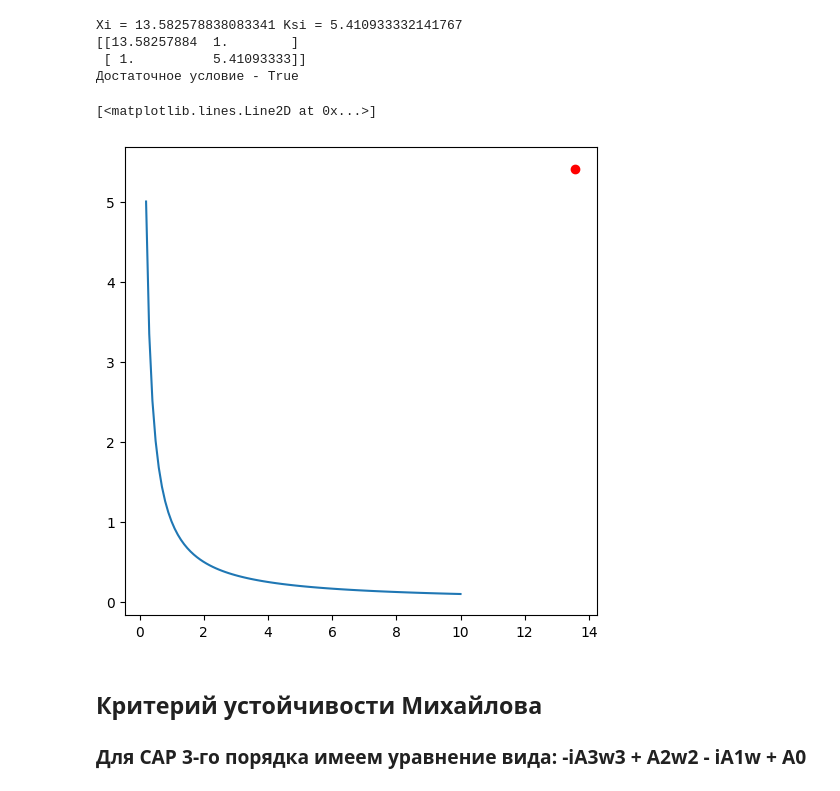
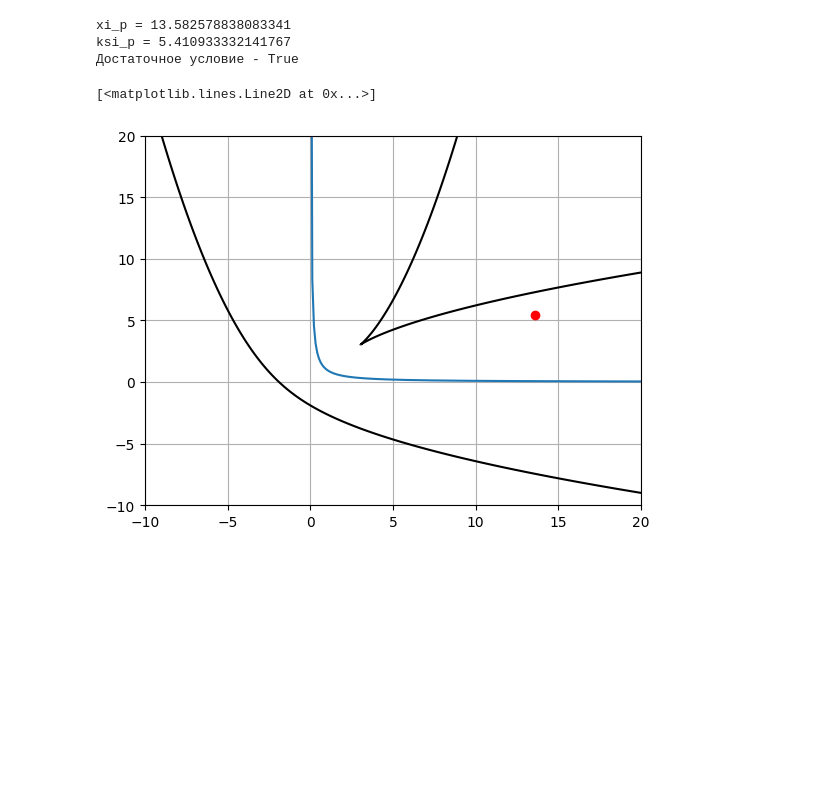
Before and after one commit to Alsius23/Assessment-of-sustainability, a Jupyter notebook: src/research.ipynb, the cells around one changed output. Cells and saved outputs as stored; diff of their text form; code cells hidden in the pictures; blank space fills up the shorter version.

```diff
--- a/src/research.ipynb
+++ b/src/research.ipynb
@@ -85,27 +178,37 @@ i = 3
 # %%
-# Определим критерии Хи и Кси
-Xi = A2/(A3**2 * A0)**(1/3)
-Ksi = A1/(A3 * A0**2)**(1/3)
-print(f"{Xi = } {Ksi = }")
-# Достаточное условие
-l2 = np.array([[Xi, 1], [1, Ksi]])
-print(l2)
-print(f"Достаточное условие - {np.linalg.det(l2) > 2}")
+# Определение критериев подобия переходного процесса
+xi_p = A2 / ((A3 ** 2 * A0) ** (1/3))
+ksi_p = A1 / ((A3 * A0 ** 2) ** (1/3))
+
+print(f"{xi_p = }")
+print(f"{ksi_p = }")
+
+P2 = xi_p * ksi_p > 1
+print(f"Достаточное условие - {P2}")
 # %% [output]
-Xi = 13.582578838083341 Ksi = 5.410933332141767
-[[13.58257884  1.        ]
- [ 1.          5.41093333]]
+xi_p = 13.582578838083341
+ksi_p = 5.410933332141767
 Достаточное условие - True
-# %%
-x_coord = np.linspace(0.2, 10, 100)
-y_coord = 1/x_coord
-plt.figure(figsize=(5, 5), layout='constrained')
-plt.plot(x_coord, y_coord)
-plt.plot(Xi, Ksi, 'ro')
-# %% [output]
-[<matplotlib.lines.Line2D at 0x...>]
-[figure, removed]
-# %% [markdown]
-## Критерий устойчивости Михайлова
-
-### Для САР 3-го порядка имеем уравнение вида: -iA3w**3 + A2w**2 - iA1w + A0
+# %%
+xi = np.arange(0.02, 50, 0.1)
+ksi = 1/xi
+
+delta = 0.025
+x = np.arange(-50, 50, delta)
+y = np.arange(-50, 50, delta)
+
+p, q = np.meshgrid(x, y)
+f = lambda x, y: 4*(x**3 + y**3)-x**2*y**2-18*x*y+27
+z=f(p,q)
+# %%
+fig, ax = plt.subplots()
+plt.xlim(-10, 20)
+plt.ylim(-10, 20)
+plt.grid()
+
+ax.contour(p, q, z , [0], colors=["k"])
+ax.plot(xi, ksi)
+ax.plot(xi_p, ksi_p, 'ro')
+# %% [output]
+[<matplotlib.lines.Line2D at 0x...>]
+[figure, added]
```
Also changed, not shown: parts of 29 cells of this notebook, 1 other file.
